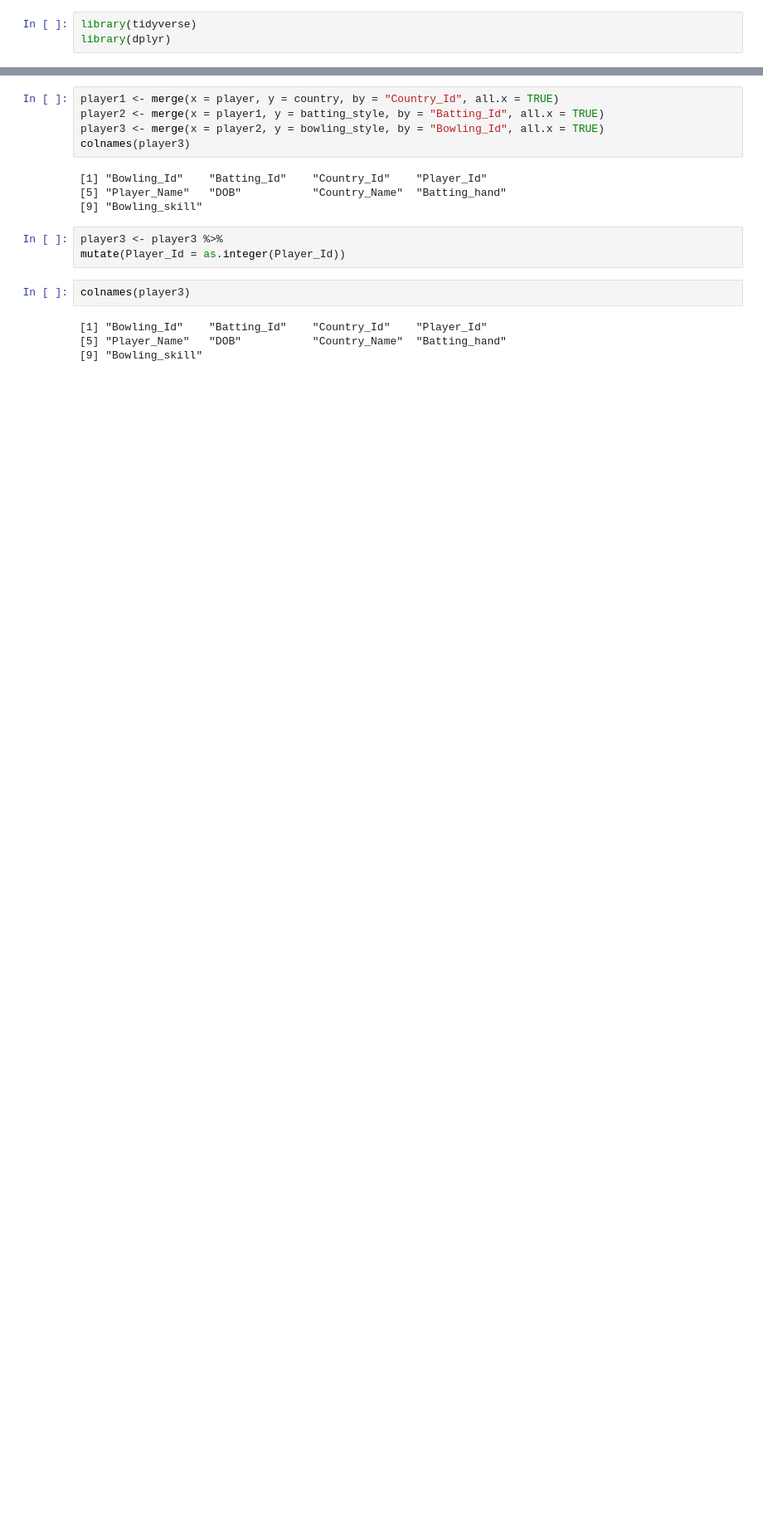
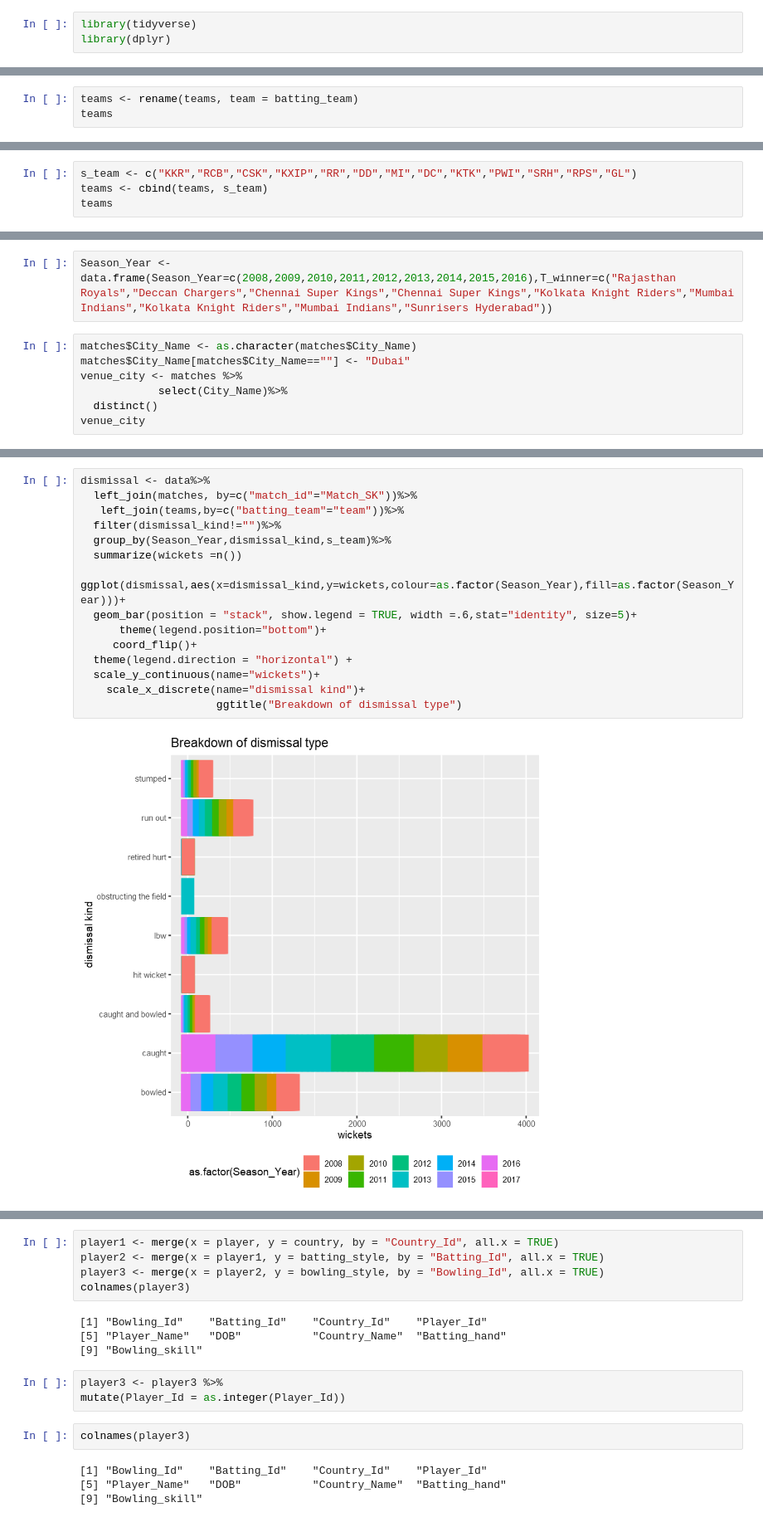
Before and after one commit to ronaldallapadan/DataWranglingProject, a Jupyter notebook: Data422_Group_Project.ipynb, the cells around one changed output, grey strips where cells are left out. Shown at 83% size. Cells and saved outputs as stored; diff of their text form; blank space fills up the shorter version.

```diff
--- a/Data422_Group_Project.ipynb
+++ b/Data422_Group_Project.ipynb
@@ -31,0 +55,3 @@ cols(
+# %%
+teams <- rename(teams, team = batting_team)
+teams
@@ -31,0 +75,4 @@ cols(
+# %%
+s_team <- c("KKR","RCB","CSK","KXIP","RR","DD","MI","DC","KTK","PWI","SRH","RPS","GL")
+teams <- cbind(teams, s_team)
+teams
@@ -31,0 +99,9 @@ cols(
+# %%
+Season_Year <- data.frame(Season_Year=c(2008,2009,2010,2011,2012,2013,2014,2015,2016),T_winner=c("Rajasthan Royals","Deccan Chargers","Chennai Super Kings","Chennai Super Kings","Kolkata Knight Riders","Mumbai Indians","Kolkata Knight Riders","Mumbai Indians","Sunrisers Hyderabad"))
+# %%
+matches$City_Name <- as.character(matches$City_Name)
+matches$City_Name[matches$City_Name==""] <- "Dubai"
+venue_city <- matches %>%
+            select(City_Name)%>%
+  distinct()
+venue_city
@@ -31,0 +135,18 @@ cols(
+# %%
+dismissal <- data%>%
+  left_join(matches, by=c("match_id"="Match_SK"))%>%
+   left_join(teams,by=c("batting_team"="team"))%>%
+  filter(dismissal_kind!="")%>%
+  group_by(Season_Year,dismissal_kind,s_team)%>%
+  summarize(wickets =n())
+
+ggplot(dismissal,aes(x=dismissal_kind,y=wickets,colour=as.factor(Season_Year),fill=as.factor(Season_Year)))+
+  geom_bar(position = "stack", show.legend = TRUE, width =.6,stat="identity", size=5)+
+      theme(legend.position="bottom")+
+     coord_flip()+
+  theme(legend.direction = "horizontal") +
+  scale_y_continuous(name="wickets")+
+    scale_x_discrete(name="dismissal kind")+
+                     ggtitle("Breakdown of dismissal type")
+# %% [output]
+[figure, added]
```
Also changed, not shown: parts of 8 cells of this notebook, 2 other files.
